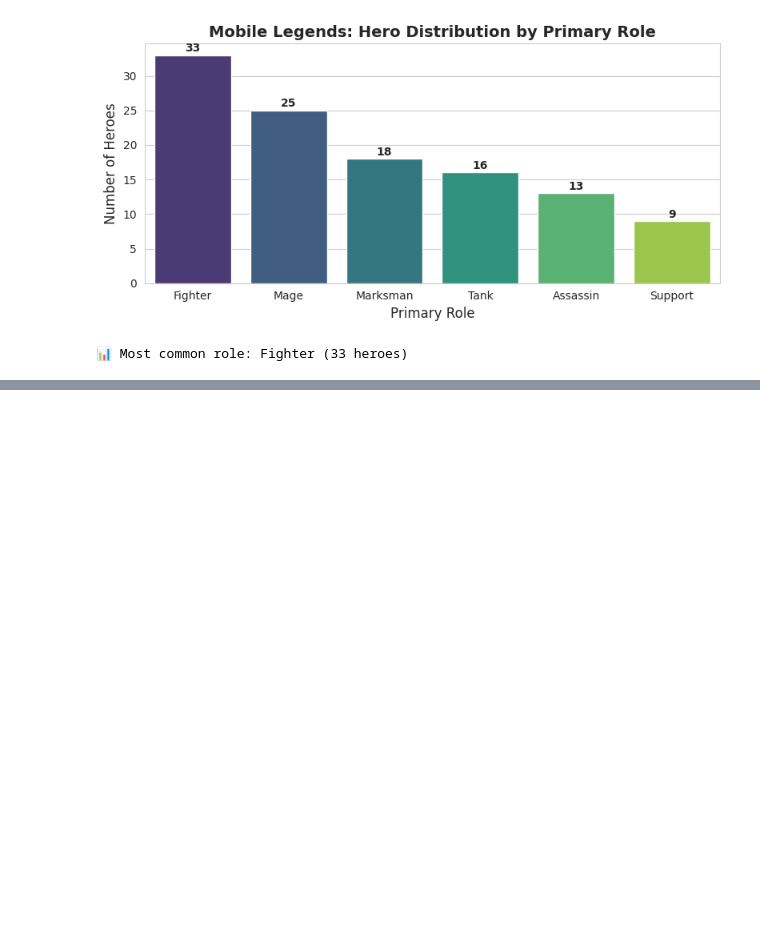
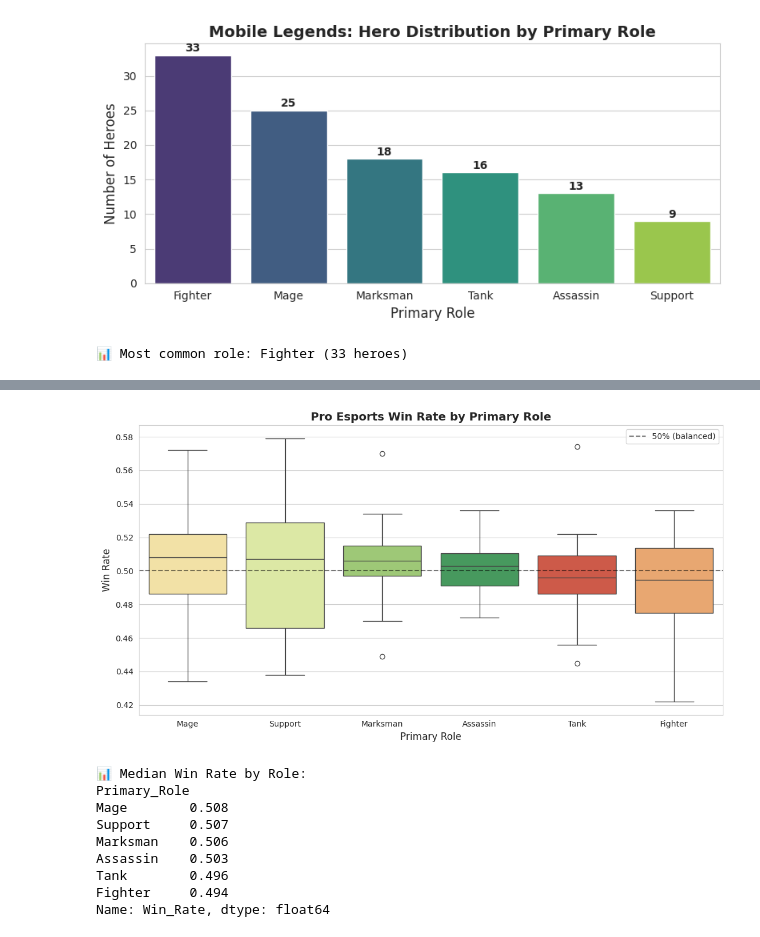
Before and after one commit to biju-ds/mobile-legends-data-analysis, a Jupyter notebook: 01_mobile_legends_eda.ipynb, the cells around one changed output, grey strips where cells are left out. Drawn from its saved outputs; the diff is of its cells as text; code cells hidden in the pictures; blank space fills up the shorter version.

```diff
--- a/01_mobile_legends_eda.ipynb
+++ b/01_mobile_legends_eda.ipynb
@@ -186,0 +502,20 @@ Passing `palette` without assigning `hue` is deprecated and will be removed in v
+# %%
+# Filter to heroes with statistically meaningful match counts
+THRESHOLD = 100
+df_significant = df[df['Total_Matches'] >= THRESHOLD].copy()
+
+print(f"Heroes with ≥{THRESHOLD} matches: {len(df_significant)} out of {len(df)}")
+print(f"Heroes filtered out: {len(df) - len(df_significant)}\n")
+
+# Show the top 10 win-rate heroes (statistically significant)
+print(f"=== Top 10 Win-Rate Heroes (≥{THRESHOLD} matches) ===\n")
+top_winners = df_significant.nlargest(10, 'Win_Rate')[
+    ['Name', 'Primary_Role', 'Total_Matches', 'Win_Rate']
+]
+print(top_winners.to_string(index=False))
+
+print(f"\n=== Bottom 10 Win-Rate Heroes (≥{THRESHOLD} matches) ===\n")
+bottom_losers = df_significant.nsmallest(10, 'Win_Rate')[
+    ['Name', 'Primary_Role', 'Total_Matches', 'Win_Rate']
+]
+print(bottom_losers.to_string(index=False))
@@ -186,0 +550,37 @@ Passing `palette` without assigning `hue` is deprecated and will be removed in v
+# %%
+# Boxplot of Win_Rate by Primary_Role (statistically significant heroes only)
+plt.figure(figsize=(11, 6))
+
+# Order roles by median win rate (highest first)
+role_order = df_significant.groupby('Primary_Role')['Win_Rate'].median().sort_values(ascending=False).index
+
+sns.boxplot(data=df_significant, x='Primary_Role', y='Win_Rate',
+            order=role_order, hue='Primary_Role', palette='RdYlGn', legend=False)
+
+# Reference line at 50% (the "balanced" win rate)
+plt.axhline(0.5, color='black', linestyle='--', alpha=0.5,
+            label='50% (balanced)')
+
+plt.title('Pro Esports Win Rate by Primary Role', fontsize=14, fontweight='bold')
+plt.xlabel('Primary Role', fontsize=12)
+plt.ylabel('Win Rate', fontsize=12)
+plt.legend()
+plt.tight_layout()
+plt.savefig('winrate_by_role.png', dpi=150, bbox_inches='tight')
+plt.show()
+
+# Print the median win rate per role
+print("\n📊 Median Win Rate by Role:")
+median_wr = df_significant.groupby('Primary_Role')['Win_Rate'].median().sort_values(ascending=False).round(3)
+print(median_wr)
+# %% [output]
+[figure, added]
+📊 Median Win Rate by Role:
+Primary_Role
+Mage        0.508
+Support     0.507
+Marksman    0.506
+Assassin    0.503
+Tank        0.496
+Fighter     0.494
+Name: Win_Rate, dtype: float64
```
Also changed, not shown: parts of 20 cells of this notebook, 3 other files.
